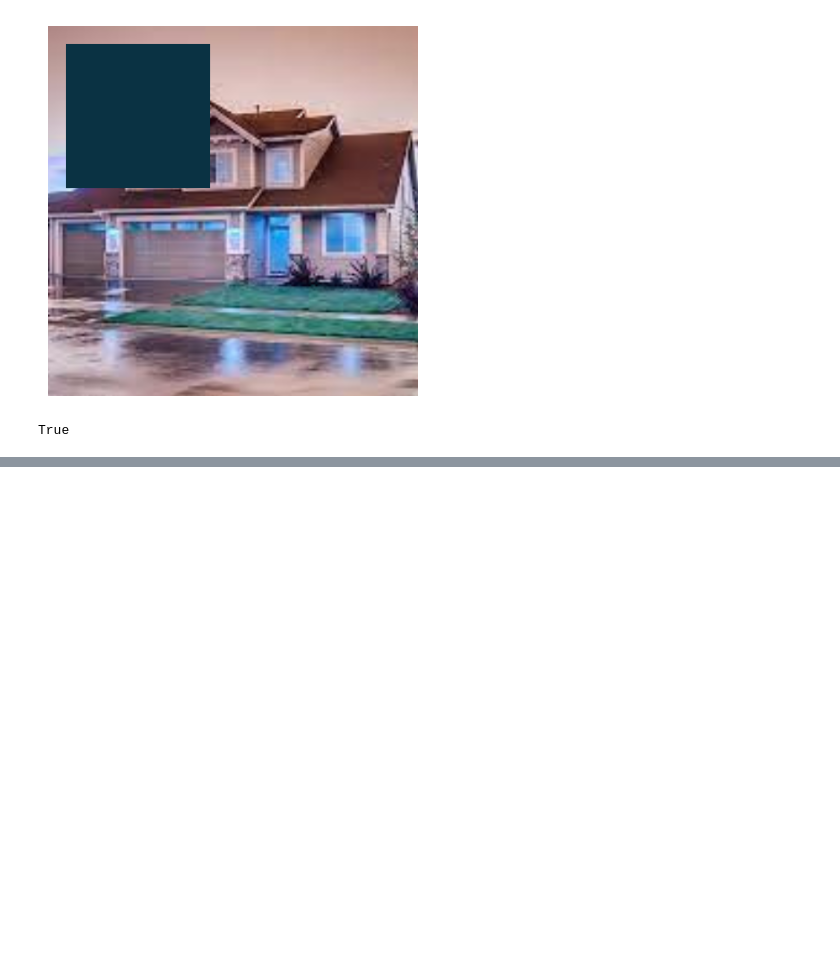
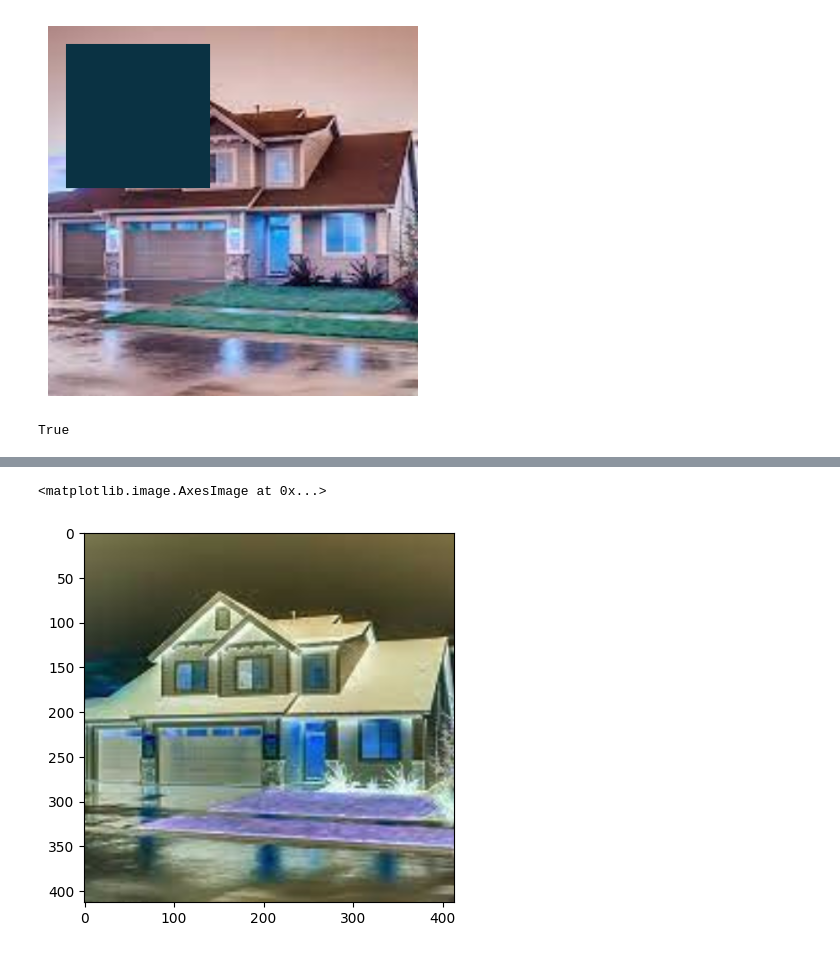
Before and after one commit to AryanSai/Image-Processing, a Jupyter notebook: IP_1.ipynb, the cells around one changed output, grey strips where cells are left out. Drawn from its saved outputs; the diff is of its cells as text; code cells hidden in the pictures; blank space fills up the shorter version.

```diff
--- a/IP_1.ipynb
+++ b/IP_1.ipynb
@@ -76,0 +88,10 @@ True
+# %%
+#NEGATIVE OF AN RGB IMAGE
+bgr = cv2.imread("pic1.png")
+original=cv2.cvtColor(bgr,cv2.COLOR_BGR2RGB)
+
+negative = 255 - original
+plt.imshow(negative)
+# %% [output]
+<matplotlib.image.AxesImage at 0x...>
+[figure, added]
```
Also changed, not shown: parts of 9 cells of this notebook, 7 other files.
